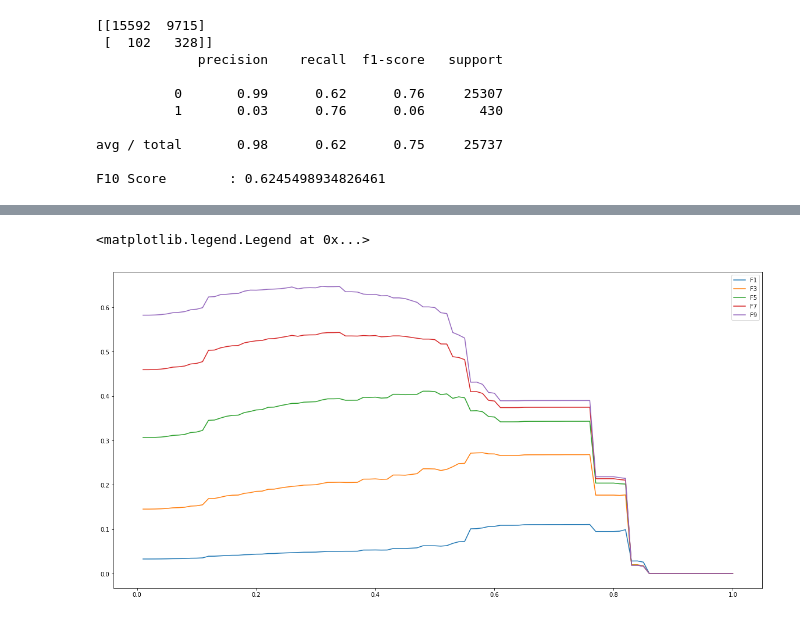
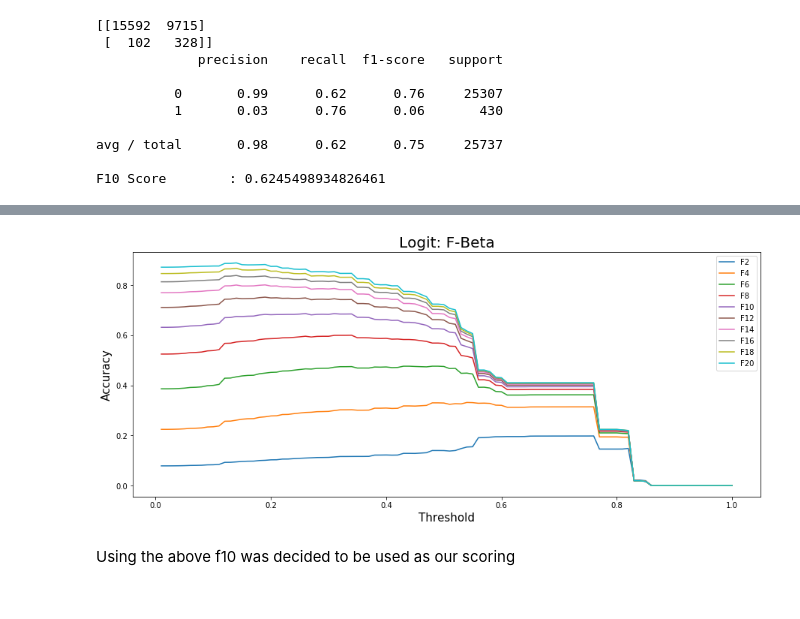
Before and after one commit to kfarr3/MLND-Capstone, a Jupyter notebook: code/model/regression.ipynb, the cells around one changed output, grey strips where cells are left out. Drawn from its saved outputs; the diff is of its cells as text; code cells hidden in the pictures.

```diff
--- a/code/model/regression.ipynb
+++ b/code/model/regression.ipynb
@@ -115,6 +117,7 @@ out of the 25737 CVEs we have only 430 of them required us to inspect them, the
 # %%
 y_pred_prob = classifier.predict_proba(X_test)
 # %%
+thresh = .7
 y_pred_thresh = [1 if pred[1] > thresh else 0 for pred in y_pred_prob]
 matrix = confusion_matrix(y_test, y_pred_thresh)
 (matrix[1][0], matrix[0][1]+matrix[1][1])
@@ -222,19 +238,31 @@ def get_f_beta_scores(fbeta):
         fscore_results.append((thresh, score))
     return fscore_results
 
-all_fscore_results = [(fbeta, get_f_beta_scores(fbeta)) for fbeta in range(1, 10, 2)]
+all_fscore_results = [(fbeta, get_f_beta_scores(fbeta)) for fbeta in range(2, 21, 2)]
 # %%
+
+title_size=20
+labelsize=15
+ticksize=10
+
 thresh_x = [x[0] for x in all_fscore_results[0][1]]
 
-plt.figure(figsize=(20,10))
+plt.figure(figsize=(15,6))
 for i, fscore_result in enumerate(all_fscore_results):
 
     fscore = all_fscore_results[i][0]
     next_y = [x[1] for x in all_fscore_results[i][1]]
 
     plt.plot(thresh_x, next_y, label='F{0}'.format(fscore))
 
 plt.legend()
+
+plt.title('Logit: F-Beta', fontsize=title_size)
+plt.xlabel('Threshold', fontsize=labelsize)
+plt.ylabel('Accuracy', fontsize=labelsize)
+plt.tick_params(labelsize=ticksize)
+plt.savefig('../../docs/img/f-beta.png')
 # %% [output]
-<matplotlib.legend.Legend at 0x...>
-[figure, old version]
+[figure, new version]
+# %% [markdown]
+Using the above f10 was decided to be used as our scoring
```
Also changed, not shown: parts of 6 cells of this notebook, 6 other files.
